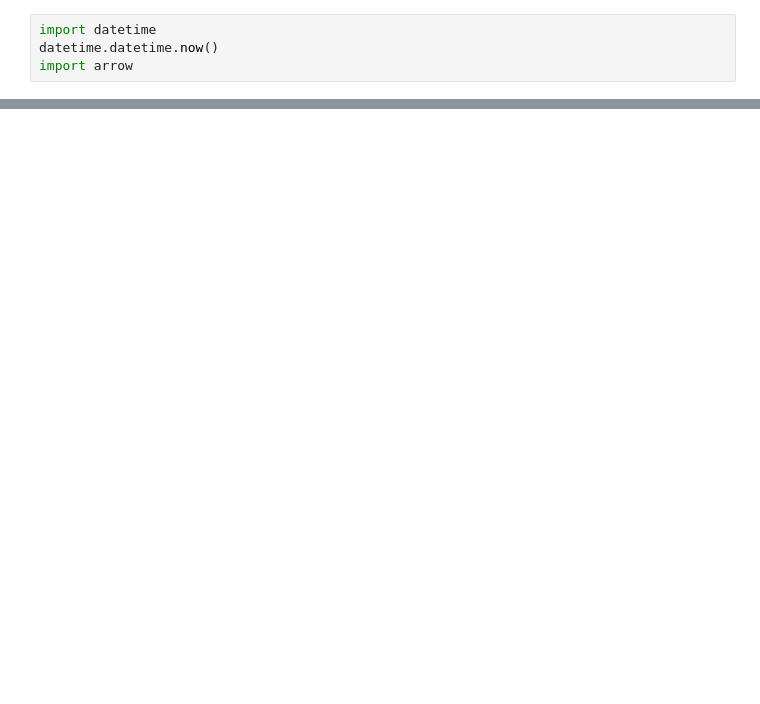
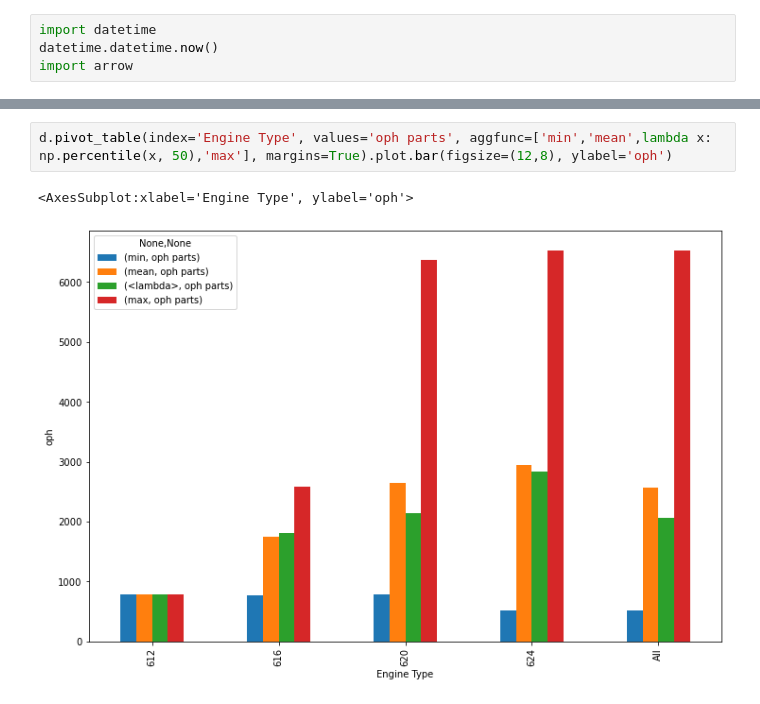
Before and after one commit to dieterch/dReliaCalc, a Jupyter notebook: drelia.ipynb, the cells around one changed output, grey strips where cells are left out. Cells and saved outputs as stored; diff of their text form; blank space fills up the shorter version.

```diff
--- a/drelia.ipynb
+++ b/drelia.ipynb
@@ -86,0 +176,5 @@ ERROR:root: Code: /asset/158705/dataitem/161?timestamp=1578664800000, 404, No da
+# %%
+d.pivot_table(index='Engine Type', values='oph parts', aggfunc=['min','mean',lambda x: np.percentile(x, 50),'max'], margins=True).plot.bar(figsize=(12,8), ylabel='oph')
+# %% [output]
+<AxesSubplot:xlabel='Engine Type', ylabel='oph'>
+[figure, added]
```
Also changed, not shown: parts of 16 cells of this notebook.
